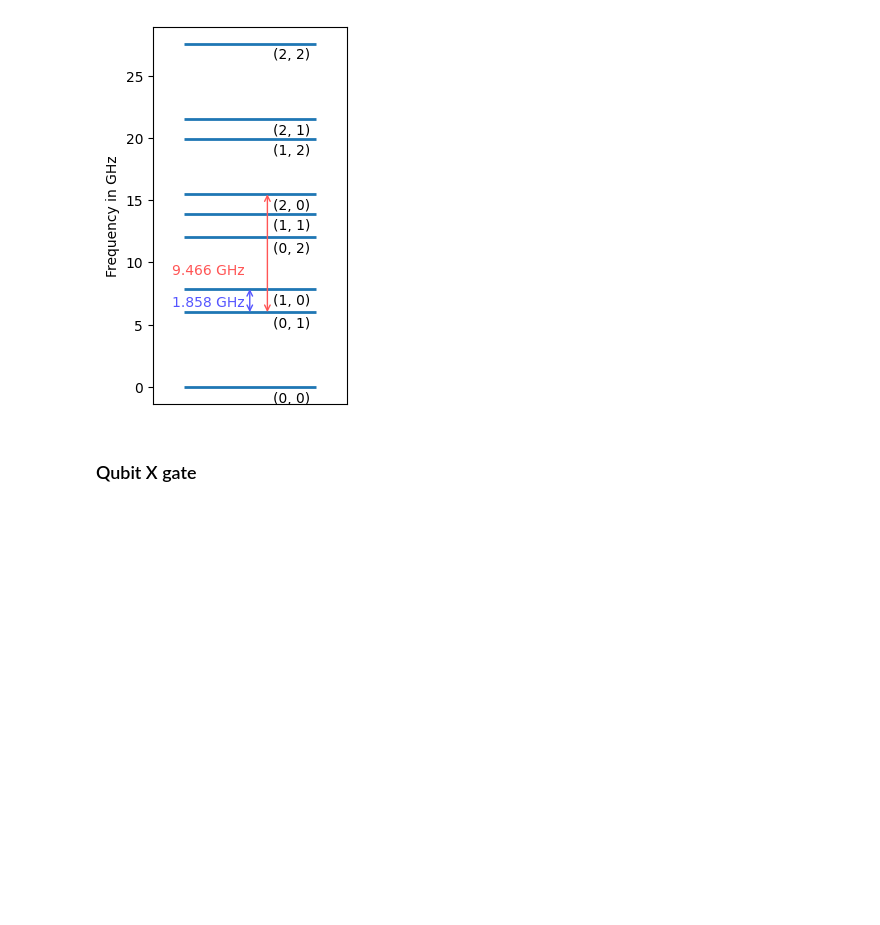
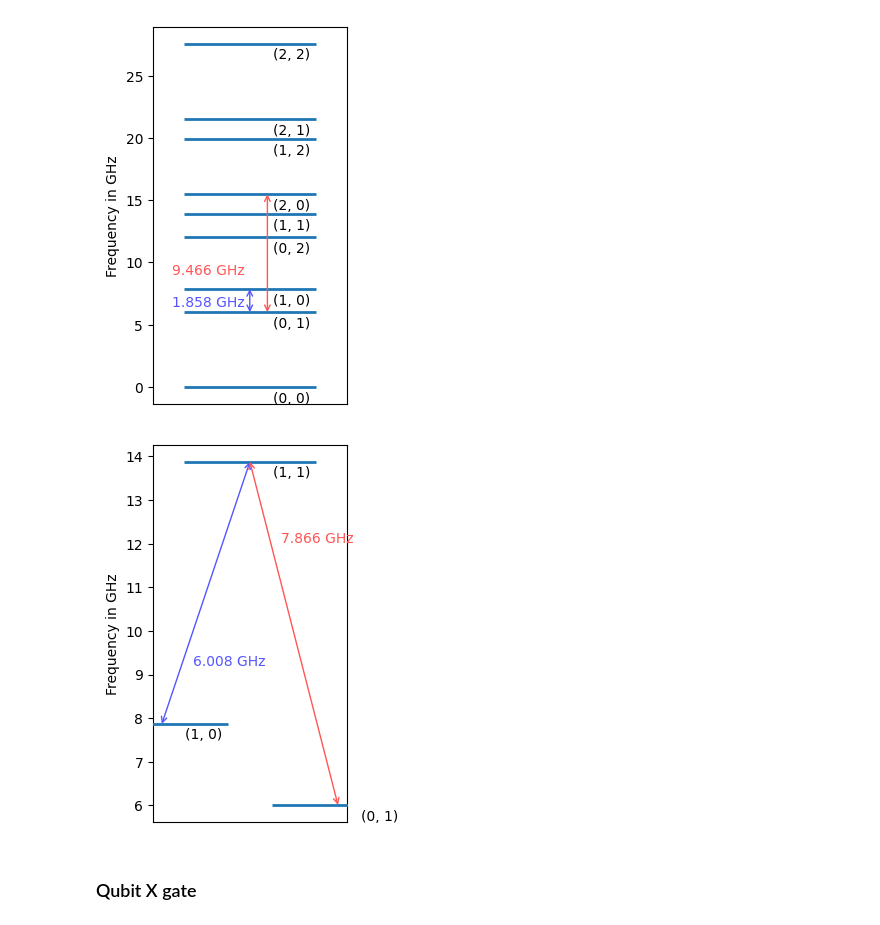
Before and after one commit to BackOnTrackIce/Qubit_readout, a Jupyter notebook: Ashutosh_codes/Qubit_reset_C3.ipynb, the cells around one changed output. Saved outputs shown, nothing was run; the diff lists cells and outputs as text; code cells hidden in the pictures; blank space fills up the shorter version.

```diff
--- a/Ashutosh_codes/Qubit_reset_C3.ipynb
+++ b/Ashutosh_codes/Qubit_reset_C3.ipynb
@@ -224,6 +224,44 @@ def plotEnergyLevelsDressed(model):
 plotEnergyLevelsDressed(model)
 # %% [output]
 [figure]
+# %%
+def plotLambdaSystem(model):
+    model.set_dressed(True)
+    H = np.real(model.get_Hamiltonian().numpy())/(2*np.pi*1e9)
+    states_to_plot = [(1,0), (1,1), (0,1)]
+    state_indices = model.get_state_indeces(states_to_plot)
+    energies = [H[i,i] for i in state_indices]
+    states_diff = [(1,0), (1,1), (0,1)]
+    states_diff_index = model.get_state_indeces(states_diff)
+    states_diff_energy = [H[i,i] for i in states_diff_index]
+    energy_diff = np.abs(np.ediff1d(states_diff_energy))
+
+    x = [1,2,3]
+    plt.figure(figsize=(2.5,5), dpi=100)
+    plt.scatter(x, energies, s=9000, marker="_", linewidth=2, zorder=3)
+
+    cmap = plt.cm.get_cmap("seismic", 4)
+
+    for xi,yi,tx in zip(x,energies,states_to_plot):
+        plt.annotate(tx, xy=(xi,yi), xytext=(30,-3), size=10,
+                    ha="center",va='top', textcoords="offset points")
+    for i in range(1,len(states_diff)):
+        plt.annotate(text='', xy=(i,states_diff_energy[i-1]),
+                    xytext=(i+1,states_diff_energy[i]),
+                    arrowprops=dict(arrowstyle='<->', shrinkA=0, shrinkB=0, color=cmap(i)))
+        plt.annotate(f"{round(energy_diff[i-1],3)} GHz", xy=(i+1,states_diff_energy[i-1]), xytext=(-15, 50 - (i-1)*100), size=10,
+                    ha="center",va='top', textcoords="offset points", color=cmap(i))
+
+    plt.xticks([])
+    plt.ylabel("Frequency in GHz")
+    plt.savefig("Energy Levels.png")
+    plt.show()
+    model.set_dressed(False)
+    model.update_model()
+
+plotLambdaSystem(model)
+# %% [output]
+[figure, added]
 # %% [markdown]
 ### Qubit X gate
 # %%
```
Also changed, not shown: parts of 2 cells of this notebook, 3 other files.
